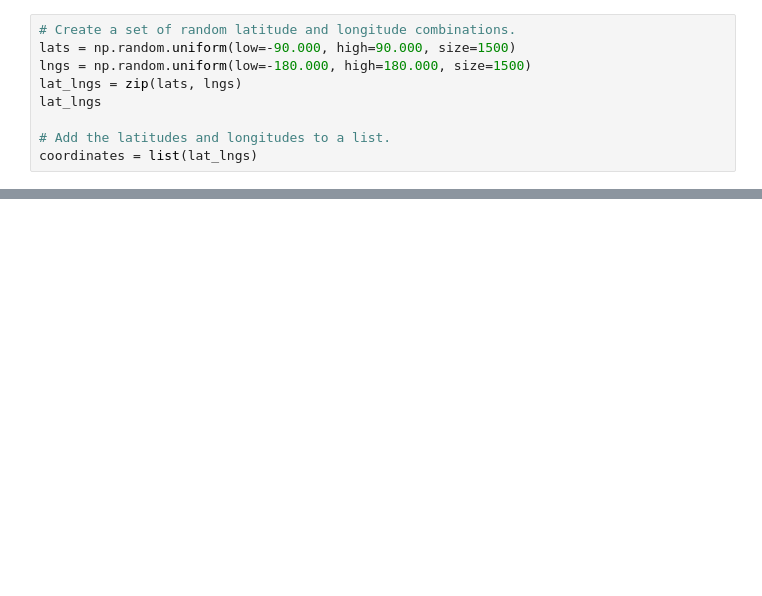
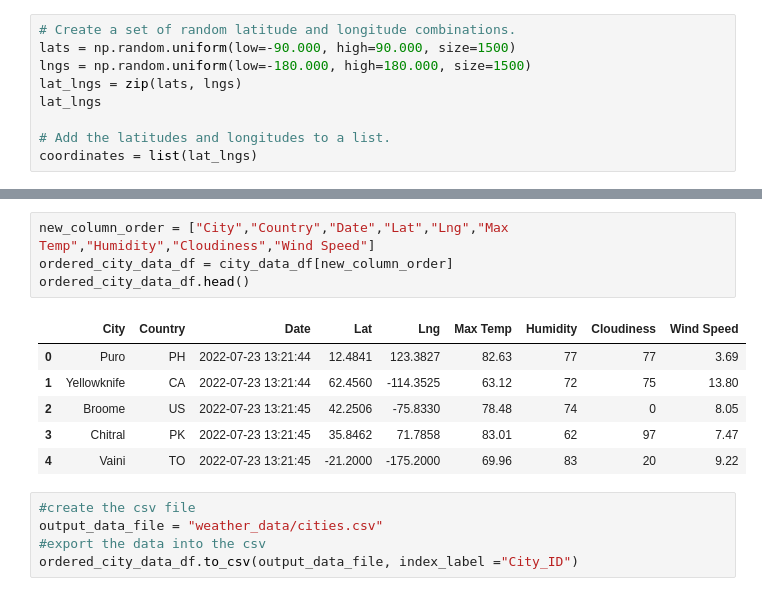
Before and after one commit to MCRobish/World_Weather_Analysis, a Jupyter notebook: WeatherPy.ipynb, the cells around one changed output, grey strips where cells are left out. Cells and saved outputs as stored; diff of their text form; blank space fills up the shorter version.

```diff
--- a/WeatherPy.ipynb
+++ b/WeatherPy.ipynb
@@ -29,0 +131,16 @@ len(cities)
+# %%
+new_column_order = ["City","Country","Date","Lat","Lng","Max Temp","Humidity","Cloudiness","Wind Speed"]
+ordered_city_data_df = city_data_df[new_column_order]
+ordered_city_data_df.head()
+# %% [output]
+|  | City | Country | Date | Lat | Lng | Max Temp | Humidity | Cloudiness | Wind Speed |
+| 0 | Puro | PH | 2022-07-23 13:21:44 | 12.4841 | 123.3827 | 82.63 | 77 | 77 | 3.69 |
+| 1 | Yellowknife | CA | 2022-07-23 13:21:44 | 62.4560 | -114.3525 | 63.12 | 72 | 75 | 13.80 |
+| 2 | Broome | US | 2022-07-23 13:21:45 | 42.2506 | -75.8330 | 78.48 | 74 | 0 | 8.05 |
+| 3 | Chitral | PK | 2022-07-23 13:21:45 | 35.8462 | 71.7858 | 83.01 | 62 | 97 | 7.47 |
+| 4 | Vaini | TO | 2022-07-23 13:21:45 | -21.2000 | -175.2000 | 69.96 | 83 | 20 | 9.22 |
+# %%
+#create the csv file
+output_data_file = "weather_data/cities.csv"
+#export the data into the csv
+ordered_city_data_df.to_csv(output_data_file, index_label ="City_ID")
```
Also changed, not shown: parts of 4 cells of this notebook, 1 other file.
